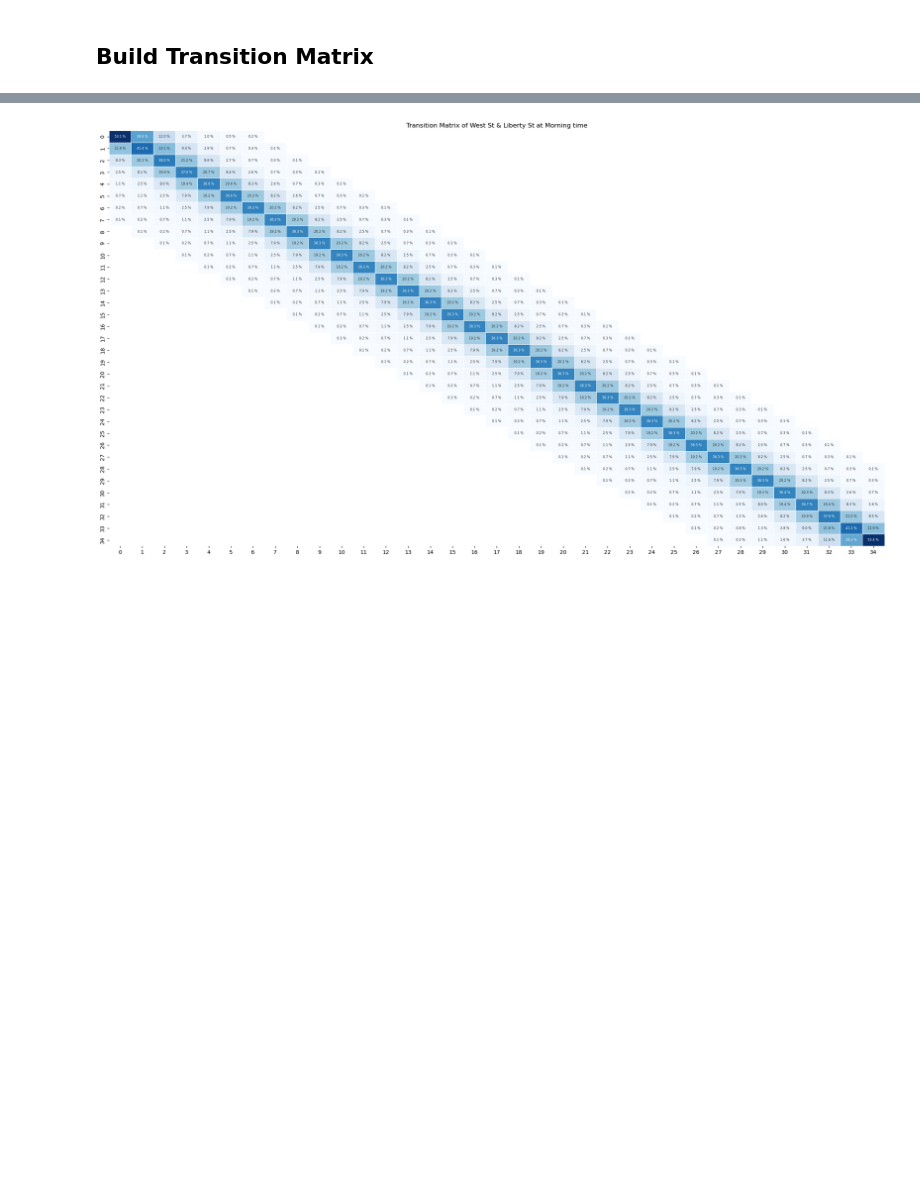
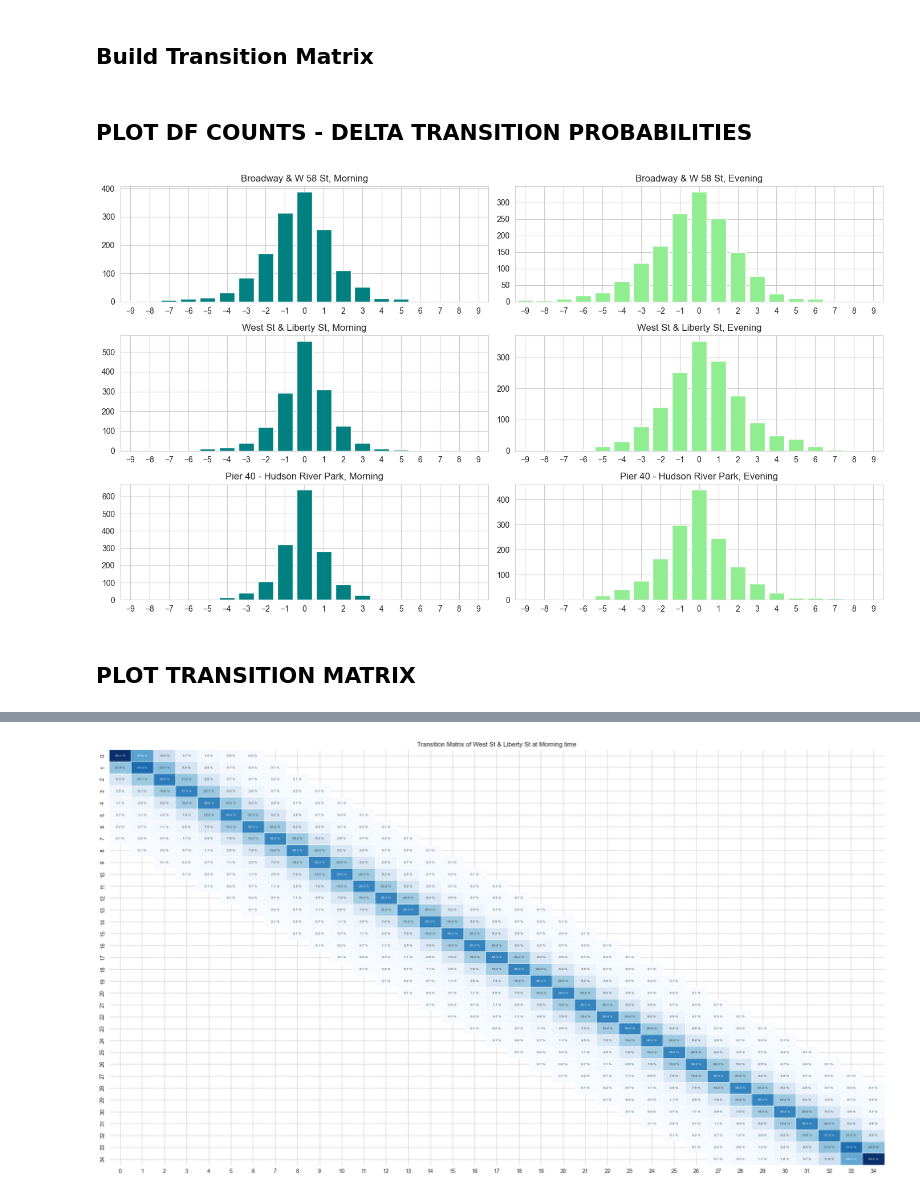
Before and after one commit to bwoody13/nyc-citibike-markovchain, a Jupyter notebook: project.ipynb, the cells around one changed output, grey strips where cells are left out. Drawn from its saved outputs; the diff is of its cells as text; code cells hidden in the pictures; blank space fills up the shorter version.

Commit message:
Updated DELTA TRANSITION PROBABILITIES plots

```diff
--- a/project.ipynb
+++ b/project.ipynb
@@ -386,16 +388,54 @@ def get_transition_matrix(df, station_id, bins):
             P[start_state, end_state] = val
         P[start_state, :] /= total_row
 
-    return P
+    return P, df_counts
 # %%
-P_s1_m = get_transition_matrix(df_s1_m, station_1_id, morning_bins)
-P_s1_e = get_transition_matrix(df_s1_e, station_1_id, evening_bins)
+P_s1_m, d_s1_m = get_transition_matrix(df_s1_m, station_1_id, morning_bins)
+P_s1_e, d_s1_e  = get_transition_matrix(df_s1_e, station_1_id, evening_bins)
 # %%
-P_s2_m = get_transition_matrix(df_s2_m, station_2_id, morning_bins)
-P_s2_e = get_transition_matrix(df_s2_e, station_2_id, evening_bins)
+P_s2_m, d_s2_m = get_transition_matrix(df_s2_m, station_2_id, morning_bins)
+P_s2_e, d_s2_e = get_transition_matrix(df_s2_e, station_2_id, evening_bins)
 # %%
-P_s3_m = get_transition_matrix(df_s3_m, station_3_id, morning_bins)
-P_s3_e = get_transition_matrix(df_s3_e, station_3_id, evening_bins)
+P_s3_m, d_s3_m = get_transition_matrix(df_s3_m, station_3_id, morning_bins)
+P_s3_e, d_s3_e = get_transition_matrix(df_s3_e, station_3_id, evening_bins)
+# %% [markdown]
+## PLOT DF COUNTS - DELTA TRANSITION PROBABILITIES
+# %%
+#Second option to visualize
+fig, axs = plt.subplots(3, 2, figsize=(14, 8), sharex=False)  # 3 rows, 2 columns
+
+x_ticks = range(-9, 10)
+
+# Plot each stationary distribution
+axs[0, 0].bar(d_s1_m.ride_delta, d_s1_m.true_bin, color = 'teal')
+axs[0, 0].set_title("Broadway & W 58 St, Morning")
+
+axs[0, 1].bar(d_s1_e.ride_delta, d_s1_e.true_bin, color = 'lightgreen')
+axs[0, 1].set_title("Broadway & W 58 St, Evening")
+
+axs[1, 0].bar(d_s2_m.ride_delta, d_s2_m.true_bin, color = 'teal')
+axs[1, 0].set_title("West St & Liberty St, Morning")
+
+axs[1, 1].bar(d_s2_e.ride_delta, d_s2_e.true_bin, color = 'lightgreen')
+axs[1, 1].set_title("West St & Liberty St, Evening")
+
+axs[2, 0].bar(d_s3_m.ride_delta, d_s3_m.true_bin, color = 'teal')
+axs[2, 0].set_title("Pier 40 - Hudson River Park, Morning")
+
+axs[2, 1].bar(d_s3_e.ride_delta, d_s3_e.true_bin, color = 'lightgreen')
+axs[2, 1].set_title("Pier 40 - Hudson River Park, Evening")
+
+for i, ax in enumerate(axs.flat):
+    ax.set_xlim(-9.5, 9.5)  # Set x-axis limits to remove gaps at the extremities
+    ax.set_xticks(x_ticks)
+
+# Adjust layout
+plt.tight_layout()
+plt.show()
+# %% [output]
+[figure, added]
+# %% [markdown]
+## PLOT TRANSITION MATRIX
 # %%
 def display_P(P, station_id, tod):
     plt.figure(figsize=(26, 14))
```
Also changed, not shown: parts of 11 cells of this notebook.
